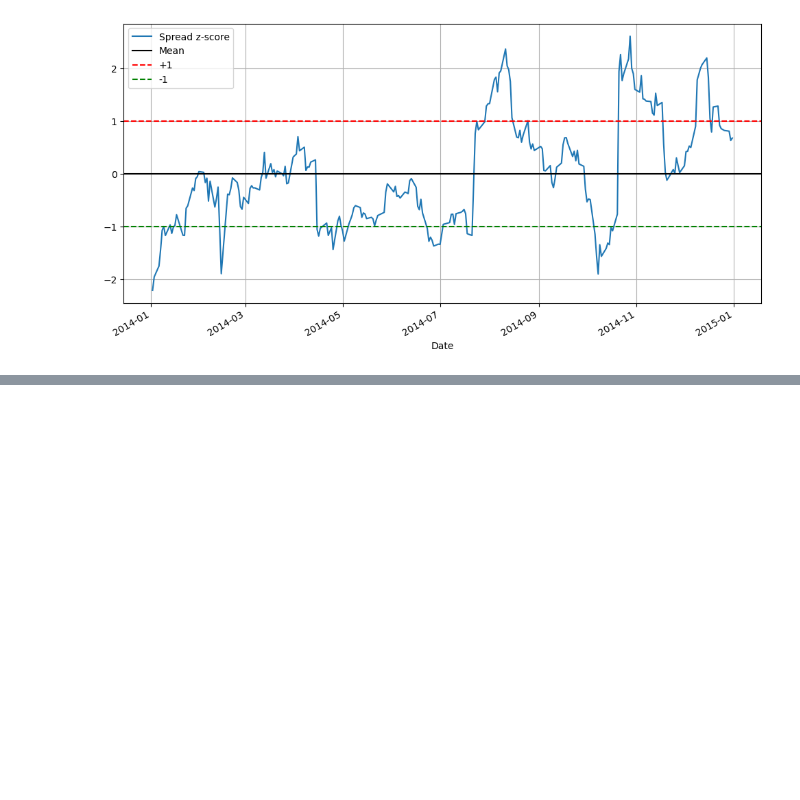
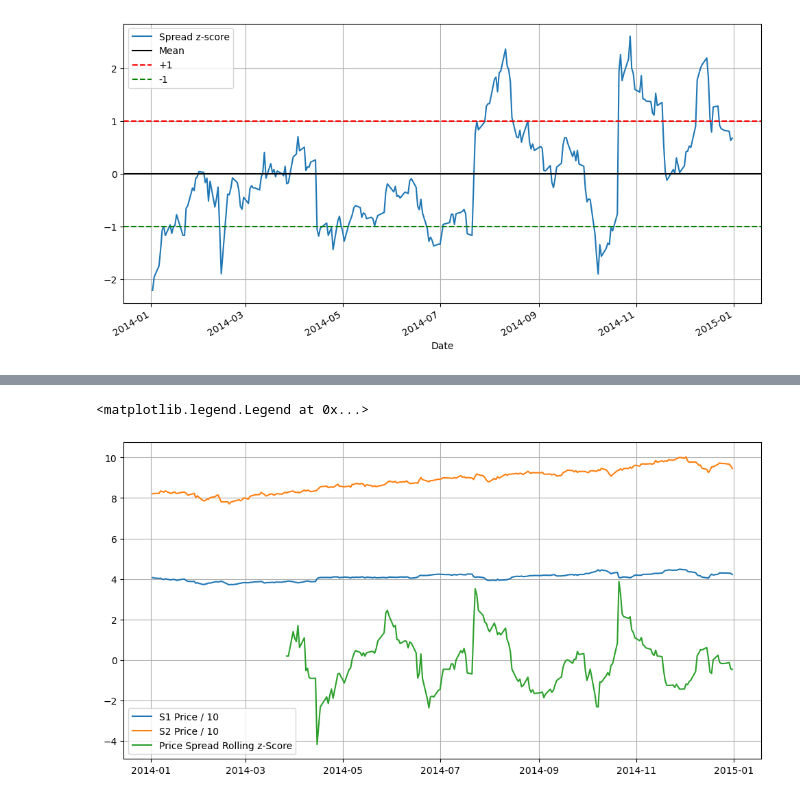
Before and after one commit to johnzammit/StatsArb, a Jupyter notebook: quantopian_pairs_demo.ipynb, the cells around one changed output, grey strips where cells are left out. Saved outputs shown, nothing was run; the diff lists cells and outputs as text; code cells hidden in the pictures; blank space fills up the shorter version.

```diff
--- a/quantopian_pairs_demo.ipynb
+++ b/quantopian_pairs_demo.ipynb
@@ -255,0 +301,8 @@ TypeError: __init__() missing 1 required positional argument: 'endog'
+# %%
+plt.plot(S1.index, S1.values / 10)
+plt.plot(S2.index, S2.values / 10)
+plt.plot(zscore_30_1.index, zscore_30_1.values)
+plt.legend(['S1 Price / 10', 'S2 Price / 10', 'Price Spread Rolling z-Score'])
+# %% [output]
+<matplotlib.legend.Legend at 0x...>
+[figure, added]
```
Also changed, not shown: parts of 6 cells of this notebook, 2 other files.
